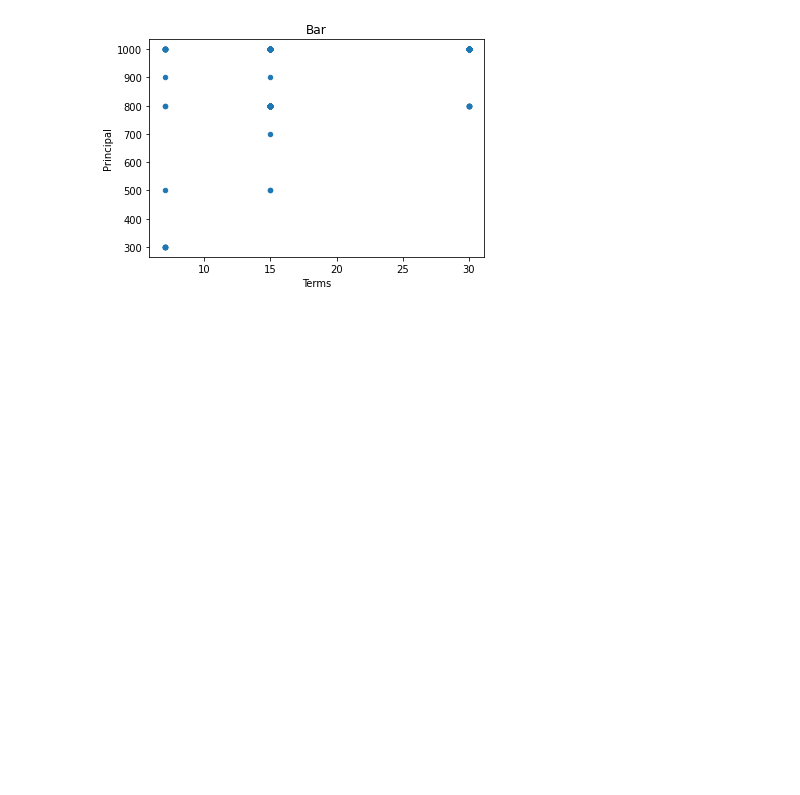
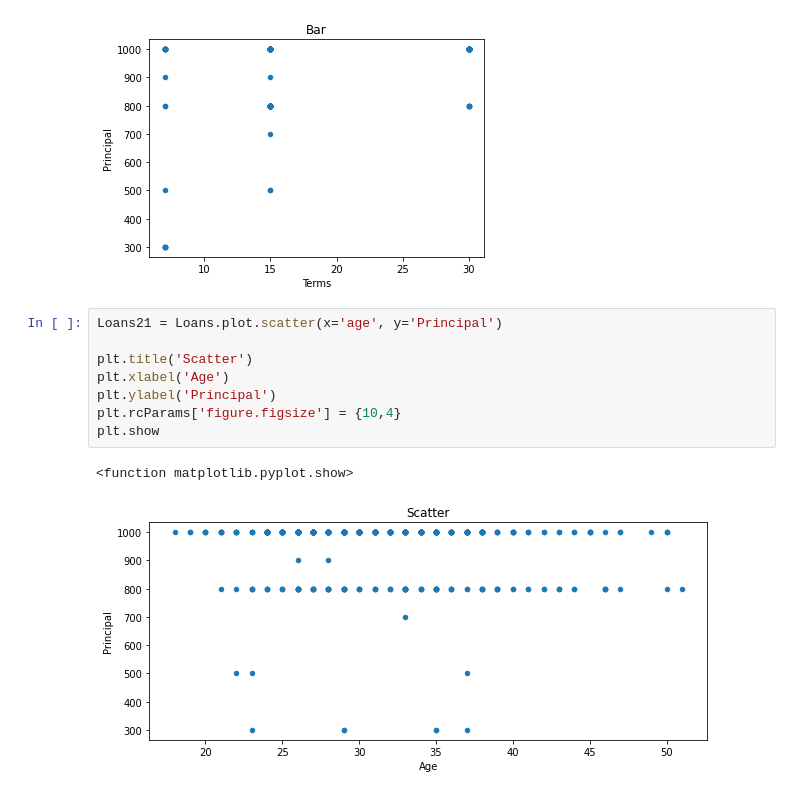
Before and after one commit to TerricaMoore/Data-Visualizations, a Jupyter notebook: Data_Visualization.ipynb, the cells around one changed output. Saved outputs shown, nothing was run; the diff lists cells and outputs as text; blank space fills up the shorter version.

```diff
--- a/Data_Visualization.ipynb
+++ b/Data_Visualization.ipynb
@@ -159,3 +159,14 @@ plt.show
 # %% [output]
 <function matplotlib.pyplot.show>
 [figure]
+# %%
+Loans21 = Loans.plot.scatter(x='age', y='Principal')
+
+plt.title('Scatter')
+plt.xlabel('Age')
+plt.ylabel('Principal')
+plt.rcParams['figure.figsize'] = {10,4}
+plt.show
+# %% [output]
+<function matplotlib.pyplot.show>
+[figure, added]
```
